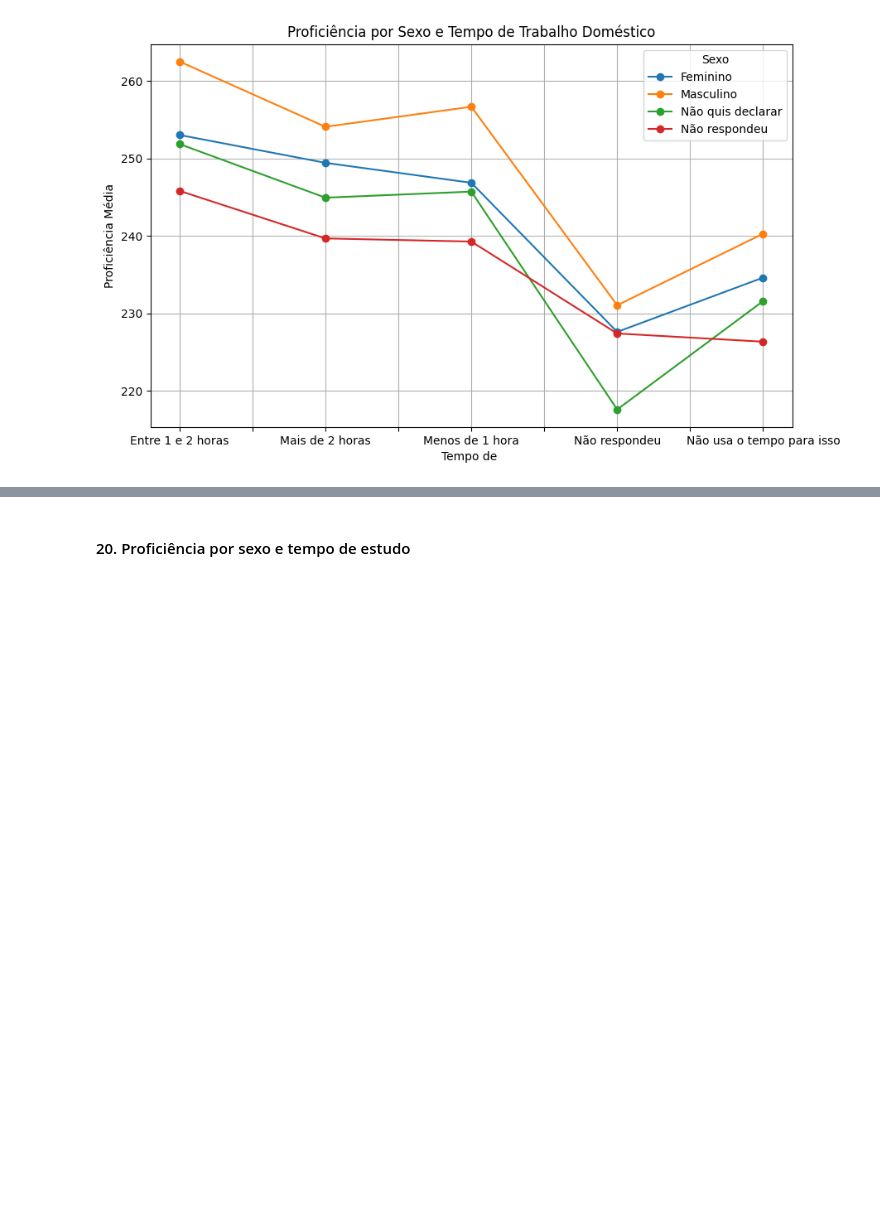
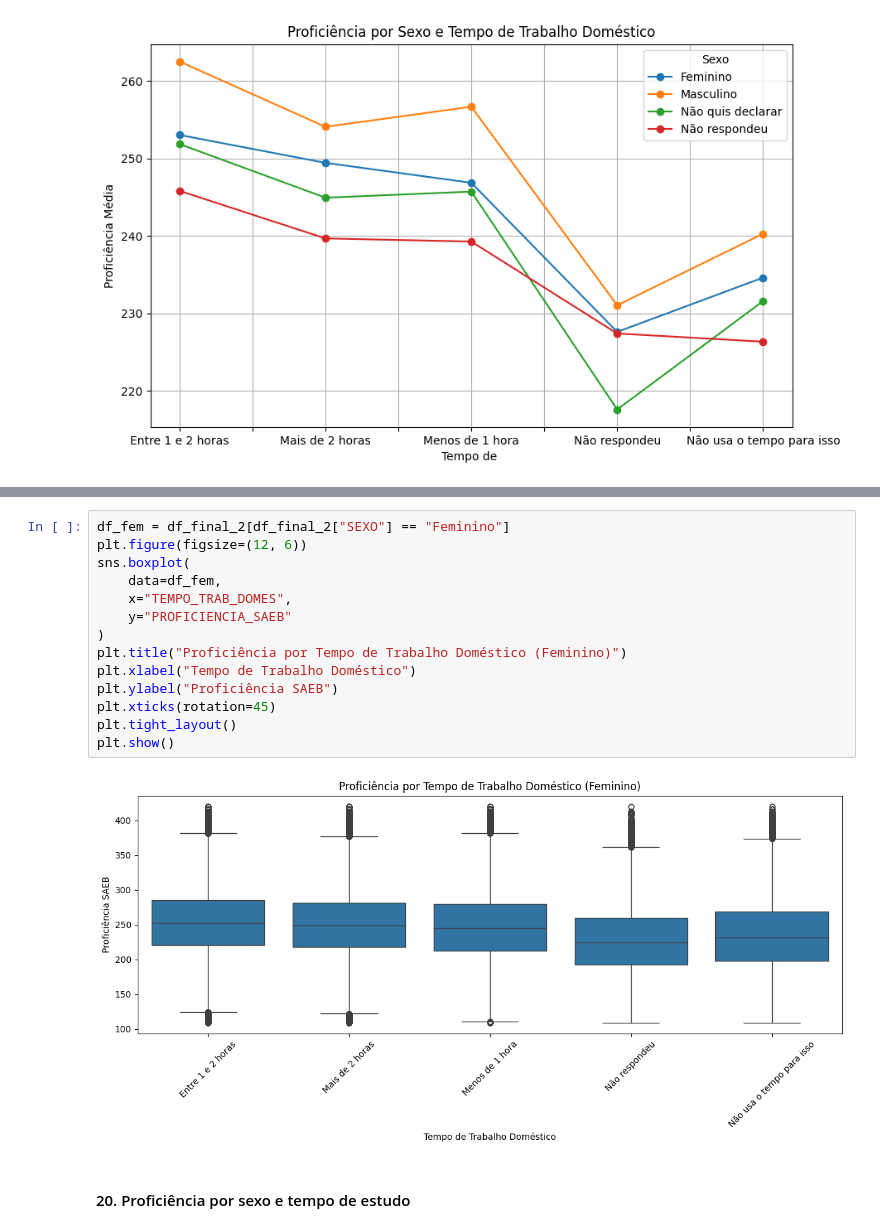
Before and after one commit to emilly788/TCC, a Jupyter notebook: 2. Análise Exploratória dos Dados.ipynb, the cells around one changed output, grey strips where cells are left out. Cells and saved outputs as stored; diff of their text form; blank space fills up the shorter version.

```diff
--- a/2. Análise Exploratória dos Dados.ipynb
+++ b/2. Análise Exploratória dos Dados.ipynb
@@ -730,3 +789,19 @@ plt.show()
+# %%
+df_fem = df_final_2[df_final_2["SEXO"] == "Feminino"]
+plt.figure(figsize=(12, 6))
+sns.boxplot(
+    data=df_fem,
+    x="TEMPO_TRAB_DOMES",
+    y="PROFICIENCIA_SAEB"
+)
+plt.title("Proficiência por Tempo de Trabalho Doméstico (Feminino)")
+plt.xlabel("Tempo de Trabalho Doméstico")
+plt.ylabel("Proficiência SAEB")
+plt.xticks(rotation=45)
+plt.tight_layout()
+plt.show()
+# %% [output]
+[figure, added]
 # %% [markdown]
 #### 20. Proficiência por sexo e tempo de estudo
 # %%
```
Also changed, not shown: parts of 8 cells of this notebook.
